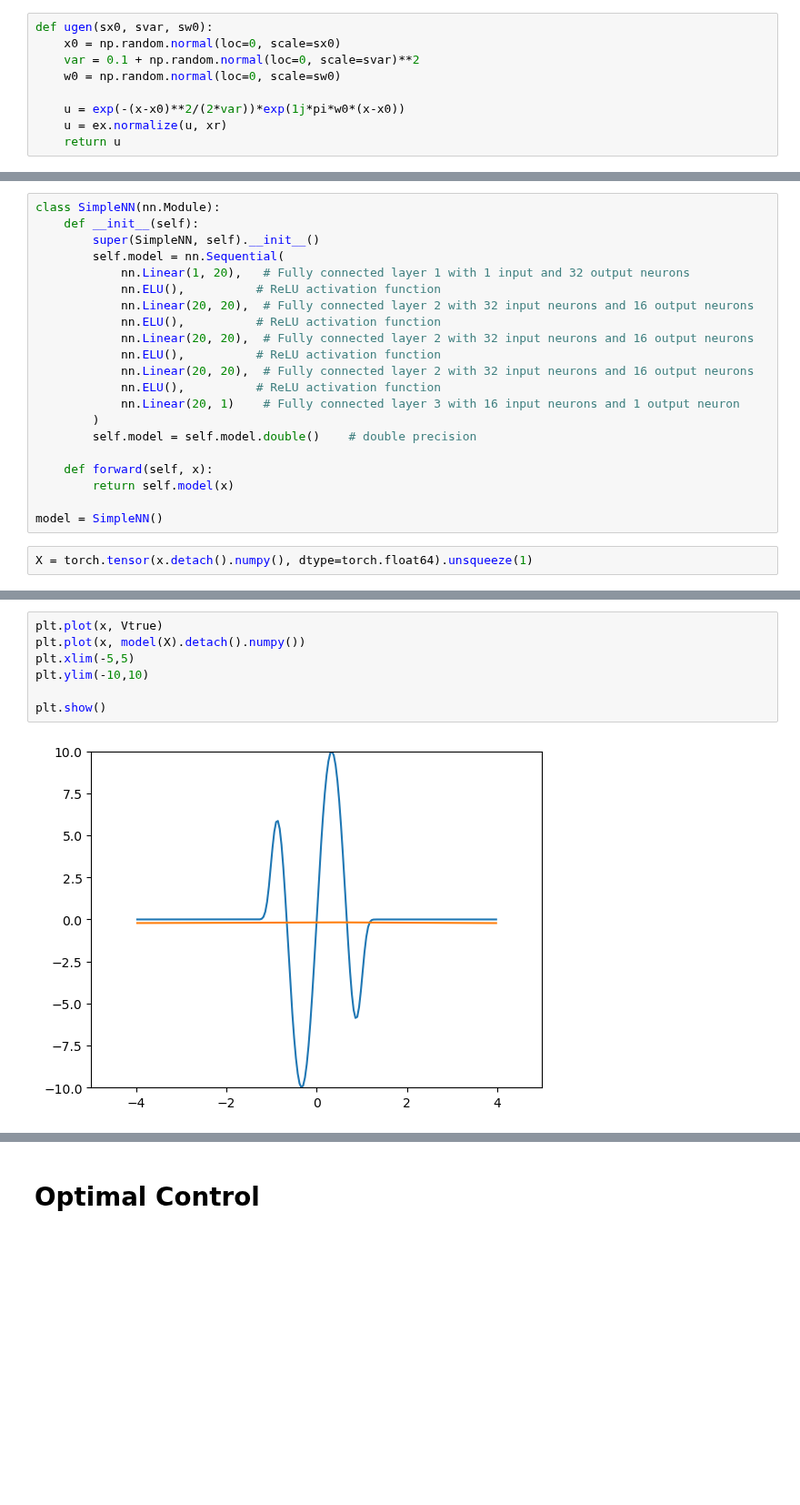
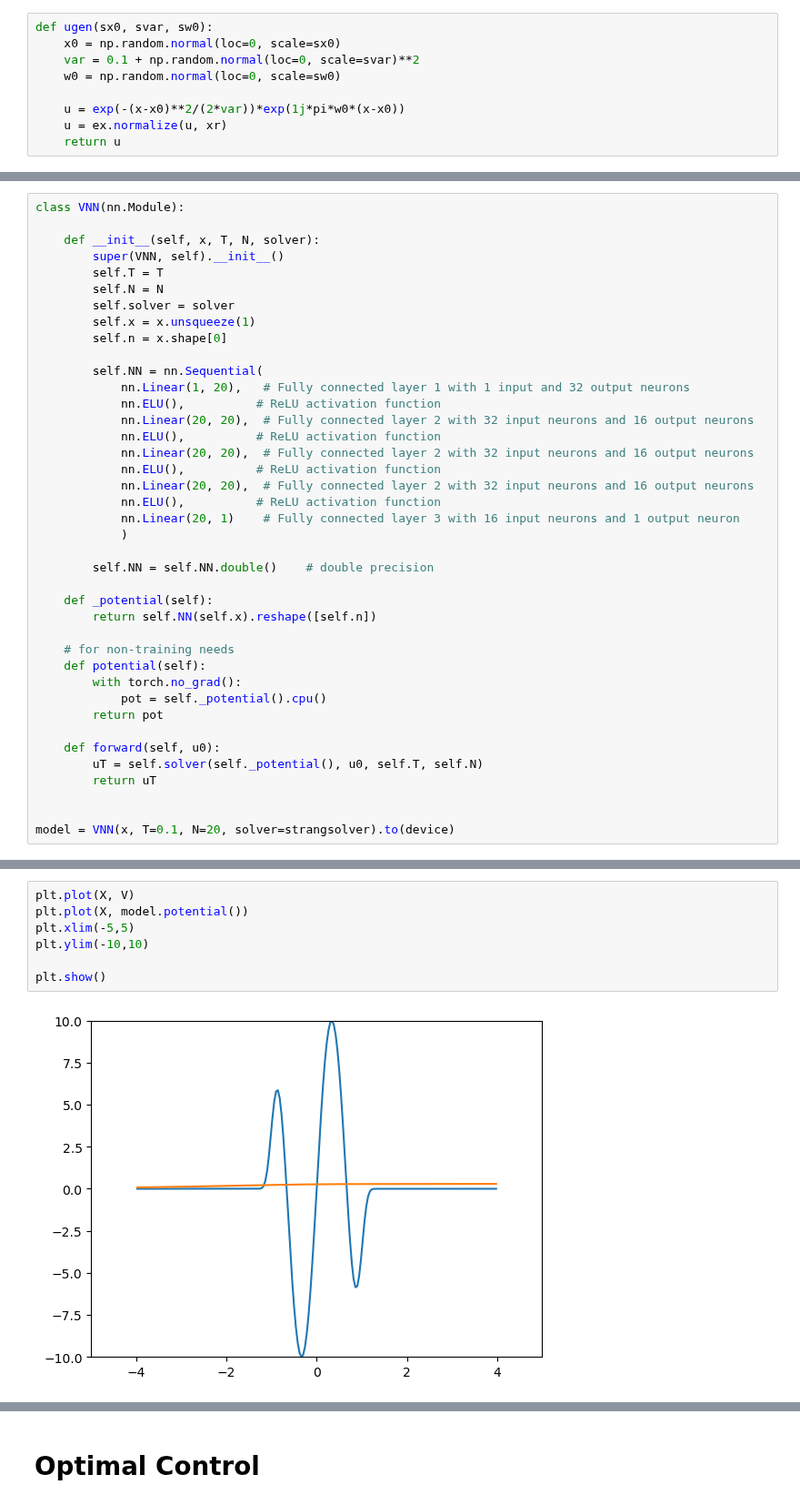
Before and after one commit to brownadder/expsolve, a Jupyter notebook: examples/fourier/torch-play.ipynb, the cells around one changed output, grey strips where cells are left out. Shown at 91% size. Saved outputs shown, nothing was run; the diff lists cells and outputs as text; blank space fills up the shorter version.

```diff
--- a/examples/fourier/torch-play.ipynb
+++ b/examples/fourier/torch-play.ipynb
@@ -96,8 +127,15 @@ Maybe the quartic paramterization is very difficult to learn
 # %%
-class SimpleNN(nn.Module):
-    def __init__(self):
-        super(SimpleNN, self).__init__()
-        self.model = nn.Sequential(
+class VNN(nn.Module):
+
+    def __init__(self, x, T, N, solver):
+        super(VNN, self).__init__()
+        self.T = T
+        self.N = N
+        self.solver = solver
+        self.x = x.unsqueeze(1)
+        self.n = x.shape[0]
+
+        self.NN = nn.Sequential(
             nn.Linear(1, 20),   # Fully connected layer 1 with 1 input and 32 output neurons
             nn.ELU(),          # ReLU activation function
             nn.Linear(20, 20),  # Fully connected layer 2 with 32 input neurons and 16 output neurons
@@ -107,12 +145,22 @@ class SimpleNN(nn.Module):
             nn.Linear(20, 20),  # Fully connected layer 2 with 32 input neurons and 16 output neurons
             nn.ELU(),          # ReLU activation function
             nn.Linear(20, 1)    # Fully connected layer 3 with 16 input neurons and 1 output neuron
-        )
-        self.model = self.model.double()    # double precision
+            )
 
-    def forward(self, x):
-        return self.model(x)
+        self.NN = self.NN.double()    # double precision
 
-model = SimpleNN()
+    def _potential(self):
+        return self.NN(self.x).reshape([self.n])
+
+    # for non-training needs
+    def potential(self):
+        with torch.no_grad():
+            pot = self._potential().cpu()
+        return pot
+
+    def forward(self, u0):
+        uT = self.solver(self._potential(), u0, self.T, self.N)
+        return uT
+
+
+model = VNN(x, T=0.1, N=20, solver=strangsolver).to(device)
-# %%
-X = torch.tensor(x.detach().numpy(), dtype=torch.float64).unsqueeze(1)
@@ -119,9 +169,9 @@ X = torch.tensor(x.detach().numpy(), dtype=torch.float64).unsqueeze(1)
 # %%
-plt.plot(x, Vtrue)
-plt.plot(x, model(X).detach().numpy())
+plt.plot(X, V)
+plt.plot(X, model.potential())
 plt.xlim(-5,5)
 plt.ylim(-10,10)
 
 plt.show()
 # %% [output]
-[figure, old version]
+[figure, new version]
```
Also changed, not shown: parts of 34 cells of this notebook, 3 other files.
